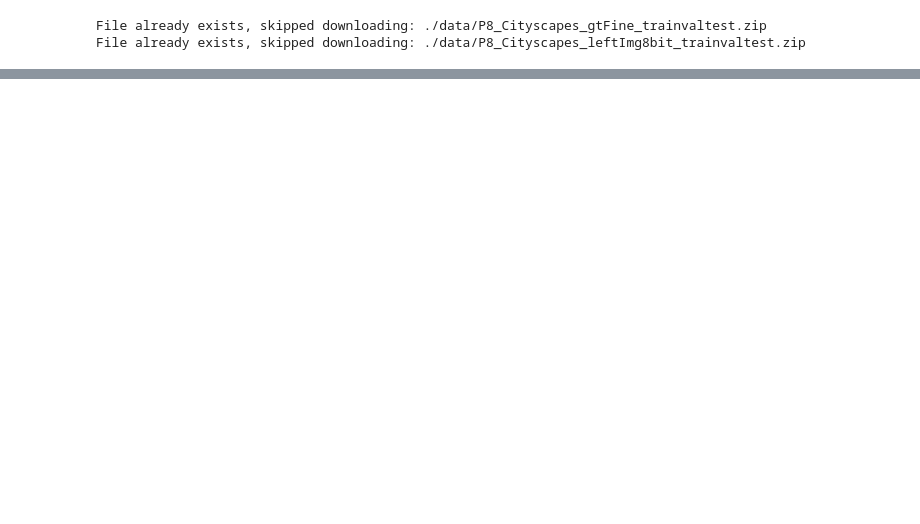
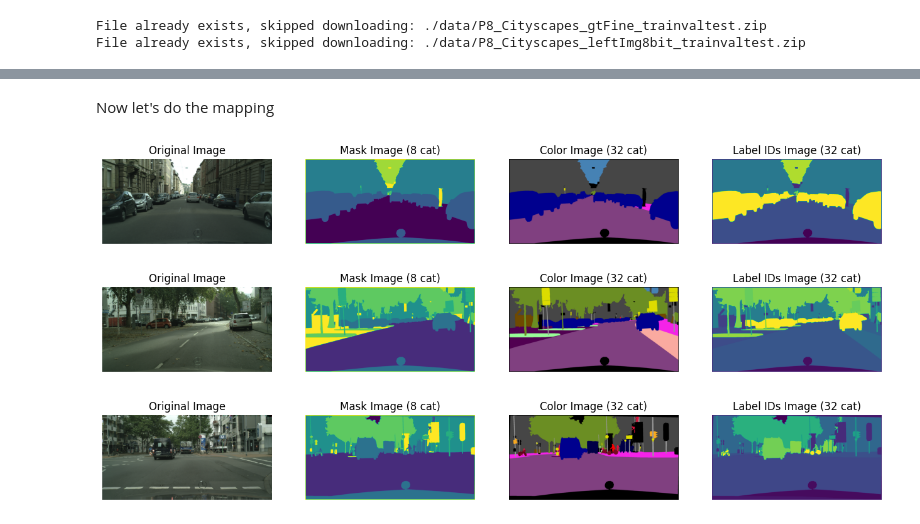
Before and after one commit to 6be709c0/oc-ai-engineer, a Jupyter notebook: OC/P8/output/simple.ipynb, the cells around one changed output, grey strips where cells are left out. Drawn from its saved outputs; the diff is of its cells as text; code cells hidden in the pictures; blank space fills up the shorter version.

```diff
--- a/OC/P8/output/simple.ipynb
+++ b/OC/P8/output/simple.ipynb
@@ -110,16 +144,0 @@ df_train.head()
-# %%
-fig,ax = plt.subplots(3,2,figsize=(10,7))
-
-# Set the titles for each column
-ax[0][0].set_title("Original Image")
-ax[0][1].set_title("Original Mask")
-
-for i in range(3):
-    origin_img = plt.imread(df_train["original_img_path"][i])
-    mask_img = plt.imread(df_train["label_ids_img_path"][i])
-
-    ax[i][0].imshow(origin_img)
-    ax[i][0].axis('off')
-
-    ax[i][1].imshow(mask_img)
-    ax[i][1].axis('off')
@@ -165,11 +144,0 @@ for obj in json_data['objects']:
-# %%
-# Load the original image
-original_img = cv2.imread(df_train.loc[0]["original_img_path"])
-original_img = cv2.cvtColor(original_img, cv2.COLOR_BGR2RGB)  # Convert BGR to RGB
-
-# Visualize the mask
-plt.figure(figsize=(10, 10))
-plt.imshow(mask)  # Displaying the mask in grayscale
-plt.title('Segmentation Mask')
-plt.axis('off')
-plt.show()
@@ -425,0 +279,2 @@ display_predicted_mask(model, df_train.loc[0]["color_img_path"])
+# %% [markdown]
+Now let's do the mapping
@@ -425,0 +349,8 @@ display_predicted_mask(model, df_train.loc[0]["color_img_path"])
+# %%
+display_images_with_mask(df_train.loc[0])
+display_images_with_mask(df_train.loc[1])
+display_images_with_mask(df_train.loc[2])
+# %% [output]
+[figure, added]
+[figure, added]
+[figure, added]
```
Also changed, not shown: parts of 78 cells of this notebook, 15 other files.
